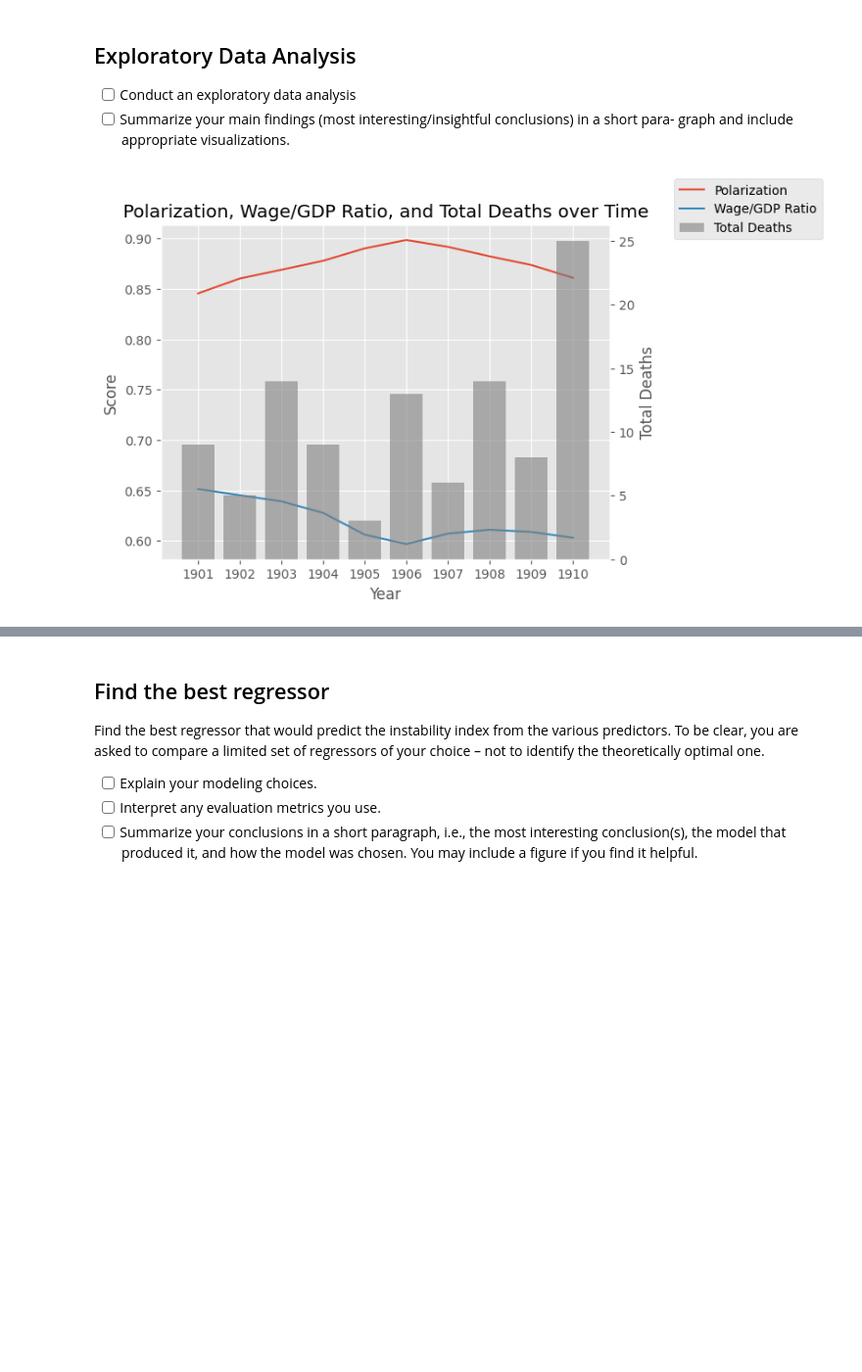
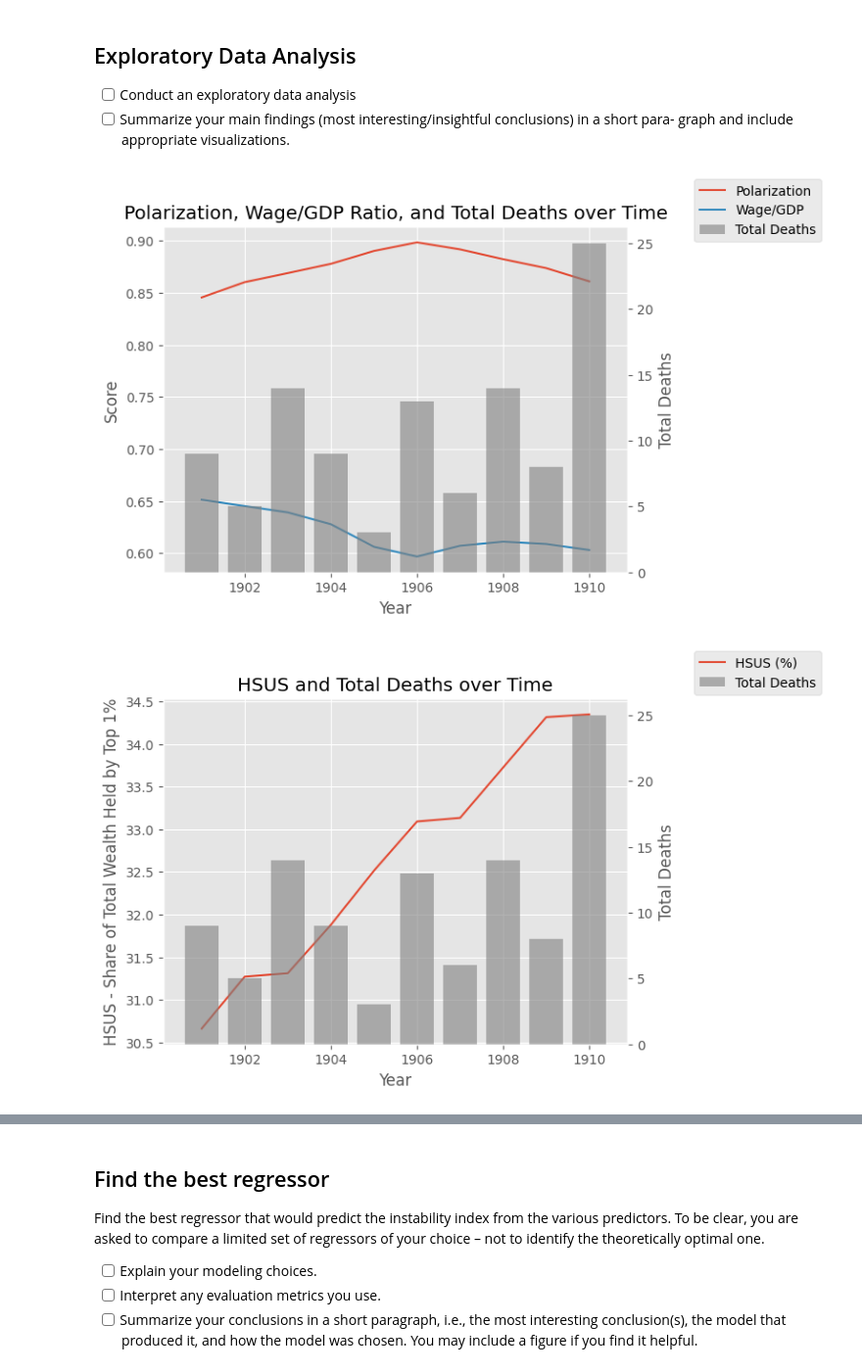
Before and after one commit to yhernandezm05/Final_project_data221, a Jupyter notebook: FInal_project.ipynb, the cells around one changed output, grey strips where cells are left out. Shown: that part at 98% size. Cells and saved outputs as stored; diff of their text form; code cells hidden in the pictures; blank space fills up the shorter version.

Commit message:
data exploration

```diff
--- a/FInal_project.ipynb
+++ b/FInal_project.ipynb
@@ -178,20 +154,55 @@ graph and include appropriate visualizations.
 # %%
 # Dariel
 
 fig, ax1 = plt.subplots()
 
 ax1.set_xlabel("Year")
 ax1.set_ylabel("Score")
-ax1.plot("time", "polarization", data=dariel_joined, label="Polarization")
-ax1.plot("time", "ratio", data=dariel_joined, label="Wage/GDP Ratio")
+ax1.plot("time", "polarization", data=df, label="Polarization")
+ax1.plot("time", "ratio", data=df, label="Wage/GDP")
 
 ax2 = ax1.twinx()
 ax2.set_ylabel("Total Deaths")
-ax2.bar("time", "total_deaths", data=dariel_joined, alpha=0.6, color='gray', label="Total Deaths")
+ax2.bar("time", "total_deaths", data=df, alpha=0.6, color='gray', label="Total Deaths")
 
 plt.title("Polarization, Wage/GDP Ratio, and Total Deaths over Time")
 plt.grid()
 fig.legend(loc="upper left", bbox_to_anchor=(1,1))
 plt.show()
+
+##############
+
+fig, ax1 = plt.subplots()
+
+ax1.set_xlabel("Year")
+ax1.set_ylabel("HSUS - Share of Total Wealth Held by Top 1%")
+ax1.plot("time", "HSUS", data=df, label="HSUS (%)")
+
+ax2 = ax1.twinx()
+ax2.set_ylabel("Total Deaths")
+ax2.bar("time", "total_deaths", data=df, alpha=0.6, color='gray', label="Total Deaths")
+
+plt.title("HSUS and Total Deaths over Time")
+plt.grid()
+fig.legend(loc="upper left", bbox_to_anchor=(1,1))
+plt.show()
+
+##############
+
+fig, ax1 = plt.subplots()
+
+ax1.set_xlabel("Year")
+ax1.set_ylabel("EVI - Largest U.S. Fortune / Med. Ann. Wage")
+ax1.plot("time", "EVI", data=df, label="EVI")
+
+ax2 = ax1.twinx()
+ax2.set_ylabel("Total Deaths")
+ax2.bar("time", "total_deaths", data=df, alpha=0.6, color='gray', label="Total Deaths")
+
+plt.title("Extreme Value Index and Total Deaths over Time")
+plt.grid()
+fig.legend(loc="upper left", bbox_to_anchor=(1,1))
+plt.show()
 # %% [output]
-[figure, old version]
+[figure, new version]
+[figure, added]
```
Also changed, not shown: parts of 9 cells of this notebook.
